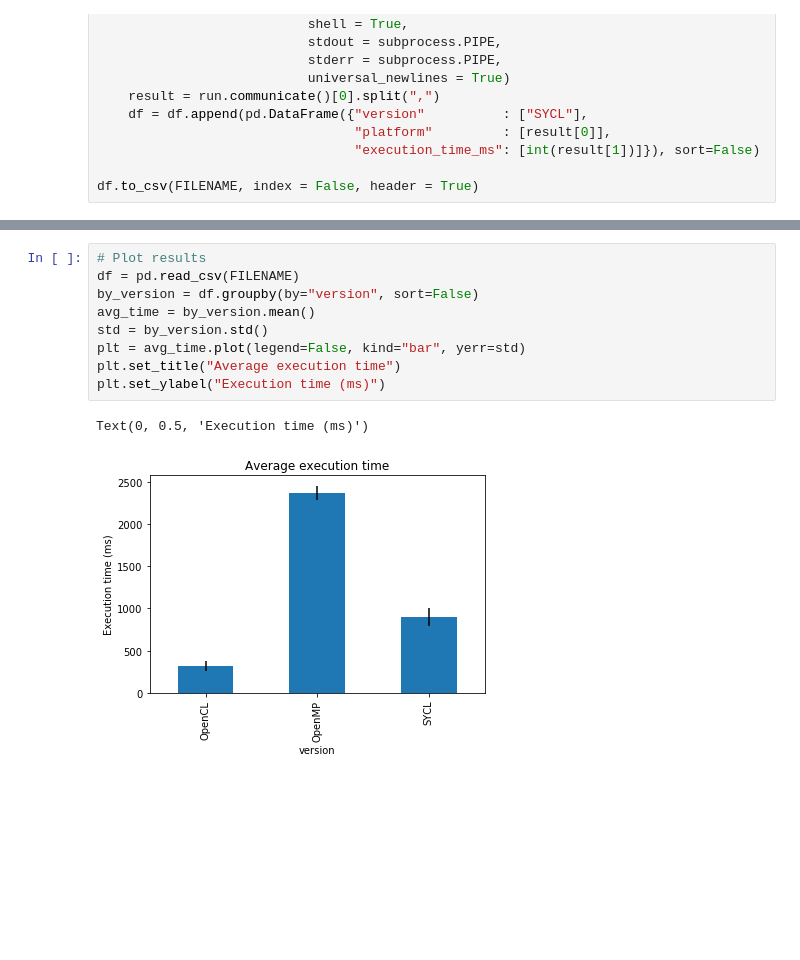
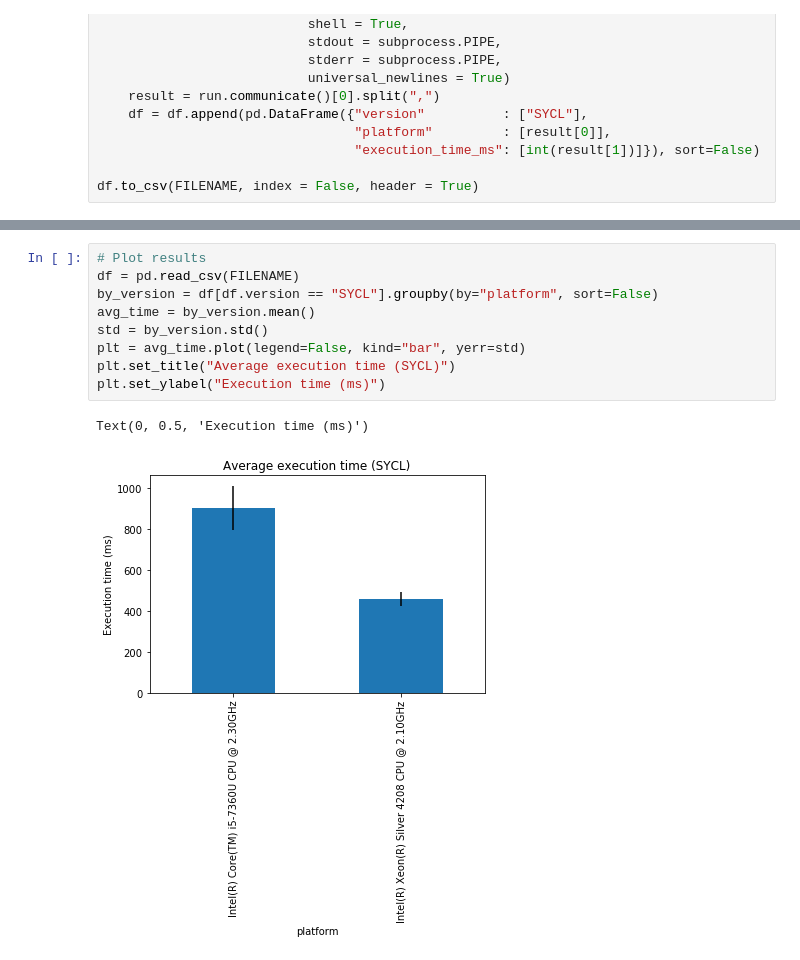
Before and after one commit to menotti/oil_gas_fpga, a Jupyter notebook: apps/CMP/CMP.ipynb, the cells around one changed output, grey strips where cells are left out. Saved outputs shown, nothing was run; the diff lists cells and outputs as text; blank space fills up the shorter version.

```diff
--- a/apps/CMP/CMP.ipynb
+++ b/apps/CMP/CMP.ipynb
@@ -133,12 +145,12 @@ df.to_csv(FILENAME, index = False, header = True)
 # %%
 # Plot results
 df = pd.read_csv(FILENAME)
-by_version = df.groupby(by="version", sort=False)
+by_version = df[df.version == "SYCL"].groupby(by="platform", sort=False)
 avg_time = by_version.mean()
 std = by_version.std()
 plt = avg_time.plot(legend=False, kind="bar", yerr=std)
-plt.set_title("Average execution time")
+plt.set_title("Average execution time (SYCL)")
 plt.set_ylabel("Execution time (ms)")
 # %% [output]
 Text(0, 0.5, 'Execution time (ms)')
-[figure, old version]
+[figure, new version]
```
Also changed, not shown: parts of 3 cells of this notebook, 5 other files.
